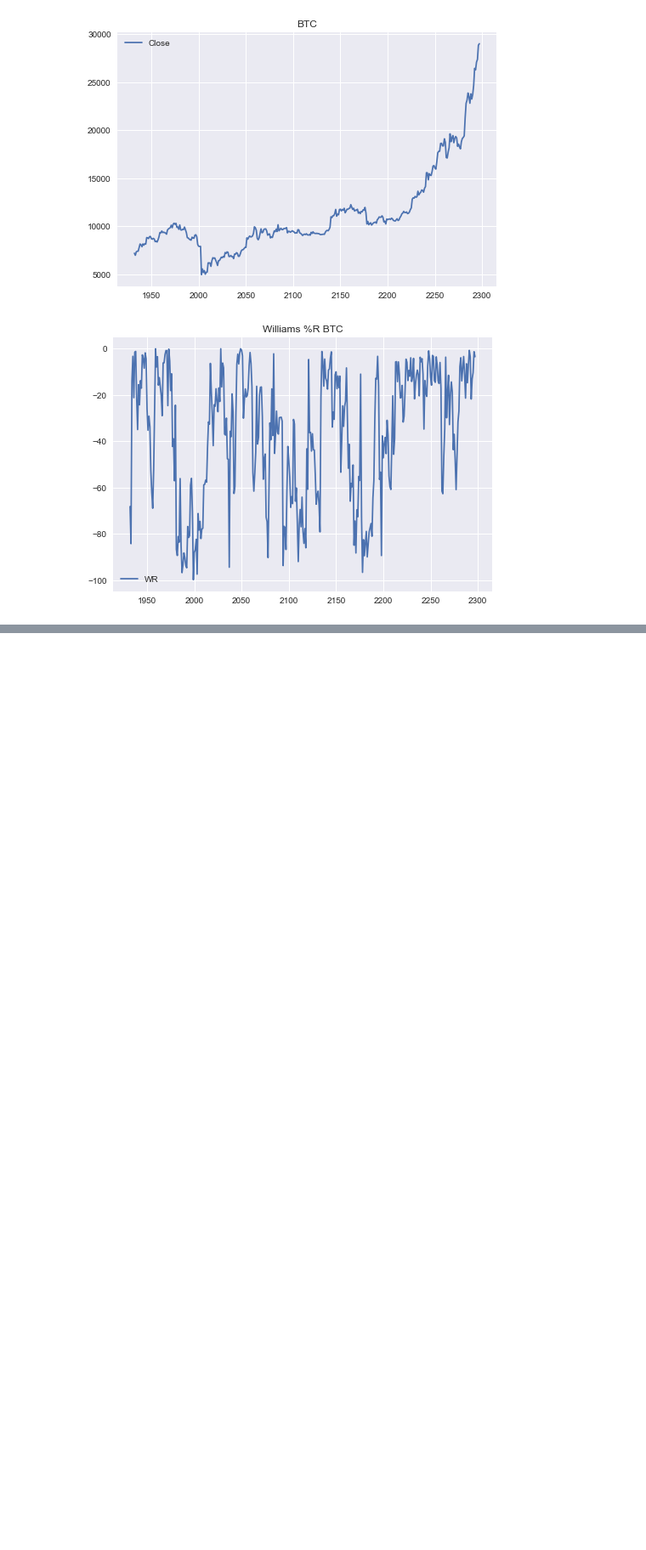
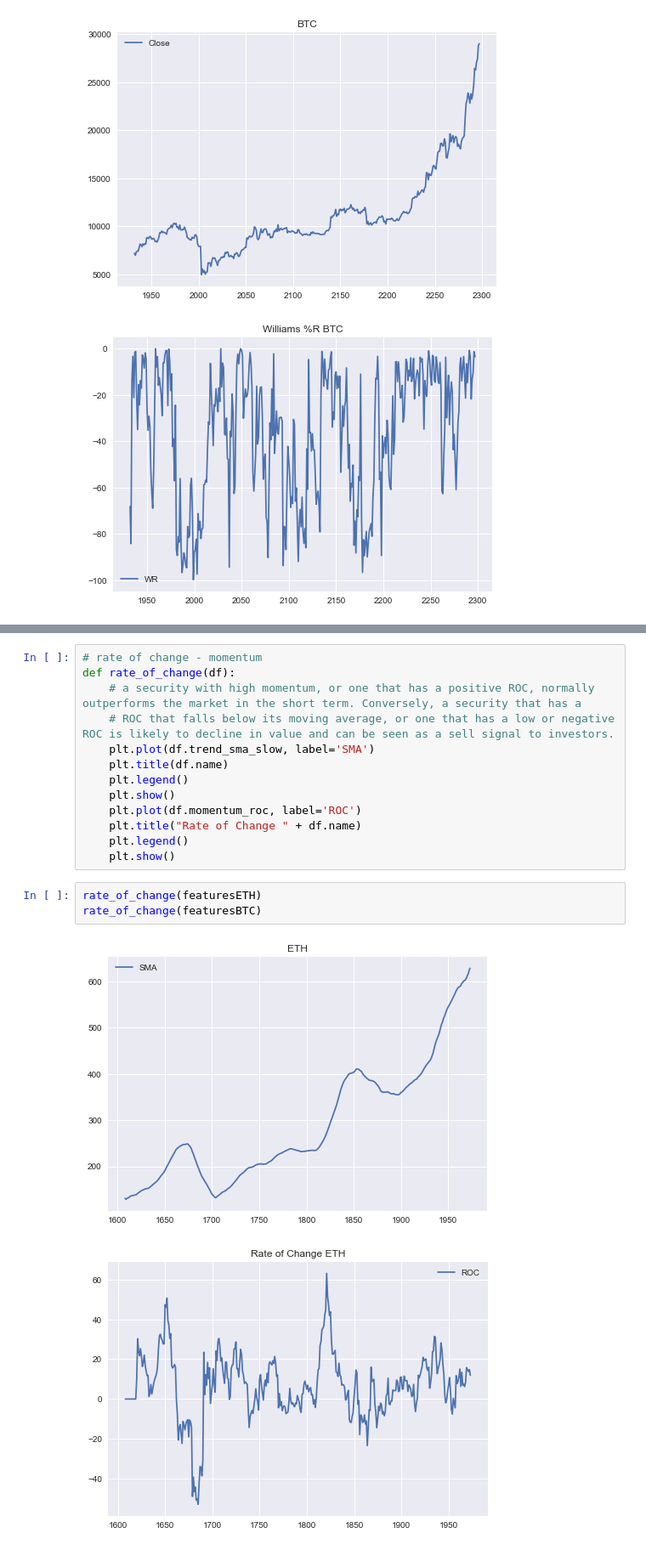
Before and after one commit to malqudah/Technical-Analysis-of-Cryptocurrencies, a Jupyter notebook: project.ipynb, the cells around one changed output, grey strips where cells are left out. Shown at 85% size. Cells and saved outputs as stored; diff of their text form; blank space fills up the shorter version.

```diff
--- a/project.ipynb
+++ b/project.ipynb
@@ -544,0 +588,19 @@ williams_r(featuresBTC)
+# %%
+# rate of change - momentum
+def rate_of_change(df):
+    # a security with high momentum, or one that has a positive ROC, normally outperforms the market in the short term. Conversely, a security that has a
+    # ROC that falls below its moving average, or one that has a low or negative ROC is likely to decline in value and can be seen as a sell signal to investors.
+    plt.plot(df.trend_sma_slow, label='SMA')
+    plt.title(df.name)
+    plt.legend()
+    plt.show()
+    plt.plot(df.momentum_roc, label='ROC')
+    plt.title("Rate of Change " + df.name)
+    plt.legend()
+    plt.show()
+# %%
+rate_of_change(featuresETH)
+rate_of_change(featuresBTC)
+# %% [output]
+[figure, added]
+[figure, added]
```
Also changed, not shown: parts of 10 cells of this notebook.
